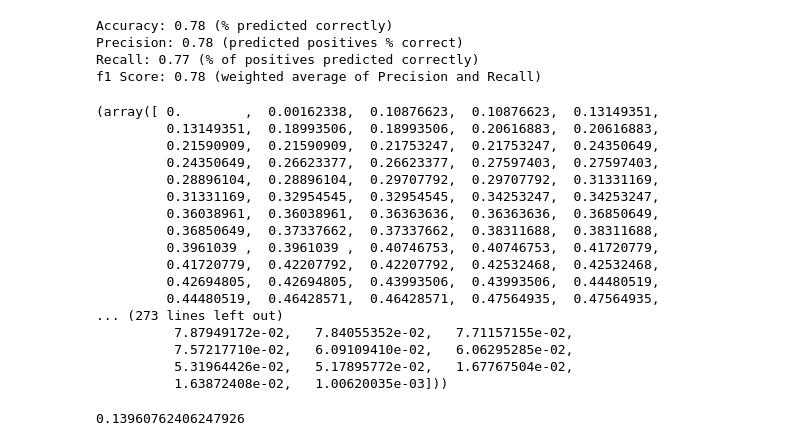
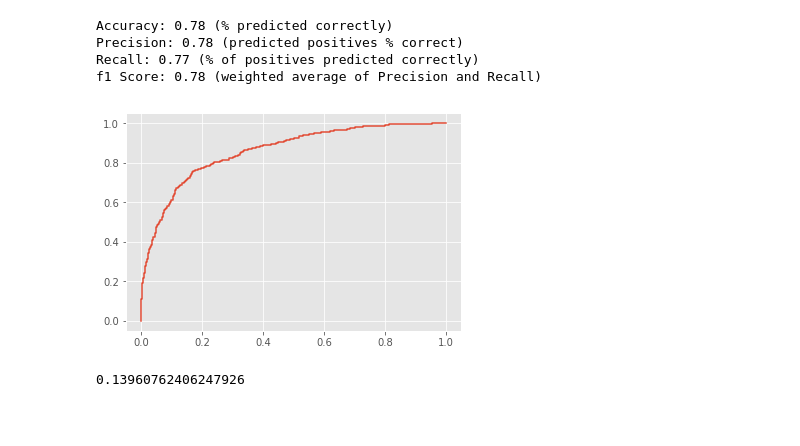
Before and after one commit to scostello28/Bracket-Buster, a Jupyter notebook: teston2018.ipynb, the cells around one changed output. Cells and saved outputs as stored; diff of their text form; code cells hidden in the pictures; blank space fills up the shorter version.

```diff
--- a/teston2018.ipynb
+++ b/teston2018.ipynb
@@ -109,26 +148,12 @@ Accuracy: 0.78 (% predicted correctly)
 Precision: 0.78 (predicted positives % correct)
 Recall: 0.77 (% of positives predicted correctly)
 f1 Score: 0.78 (weighted average of Precision and Recall)
-# %%
-metrics.roc_curve(y_test, y_score, pos_label=None, sample_weight=None, drop_intermediate=True)
-# %% [output]
-(array([ 0.        ,  0.00162338,  0.10876623,  0.10876623,  0.13149351,
-         0.13149351,  0.18993506,  0.18993506,  0.20616883,  0.20616883,
-         0.21590909,  0.21590909,  0.21753247,  0.21753247,  0.24350649,
-         0.24350649,  0.26623377,  0.26623377,  0.27597403,  0.27597403,
-         0.28896104,  0.28896104,  0.29707792,  0.29707792,  0.31331169,
-         0.31331169,  0.32954545,  0.32954545,  0.34253247,  0.34253247,
-         0.36038961,  0.36038961,  0.36363636,  0.36363636,  0.36850649,
-         0.36850649,  0.37337662,  0.37337662,  0.38311688,  0.38311688,
-         0.3961039 ,  0.3961039 ,  0.40746753,  0.40746753,  0.41720779,
-         0.41720779,  0.42207792,  0.42207792,  0.42532468,  0.42532468,
-         0.42694805,  0.42694805,  0.43993506,  0.43993506,  0.44480519,
-         0.44480519,  0.46428571,  0.46428571,  0.47564935,  0.47564935,
-... (273 lines left out)
-          7.87949172e-02,   7.84055352e-02,   7.71157155e-02,
-          7.57217710e-02,   6.09109410e-02,   6.06295285e-02,
-          5.31964426e-02,   5.17895772e-02,   1.67767504e-02,
-          1.63872408e-02,   1.00620035e-03]))
+# %%
+fpr, tpr, threshold = metrics.roc_curve(y_test, y_score)
+roc_auc = metrics.roc_auc_score(y_test, y_score)
+plt.plot(tpr, fpr, label= 'AUC= {:.2f}'.format(roc_auc));
+# %% [output]
+[figure, added]
 # %%
 metrics.roc_auc_score(y_test, y_score)
 # %% [output]
```
Also changed, not shown: parts of 19 cells of this notebook, 4 other files.
